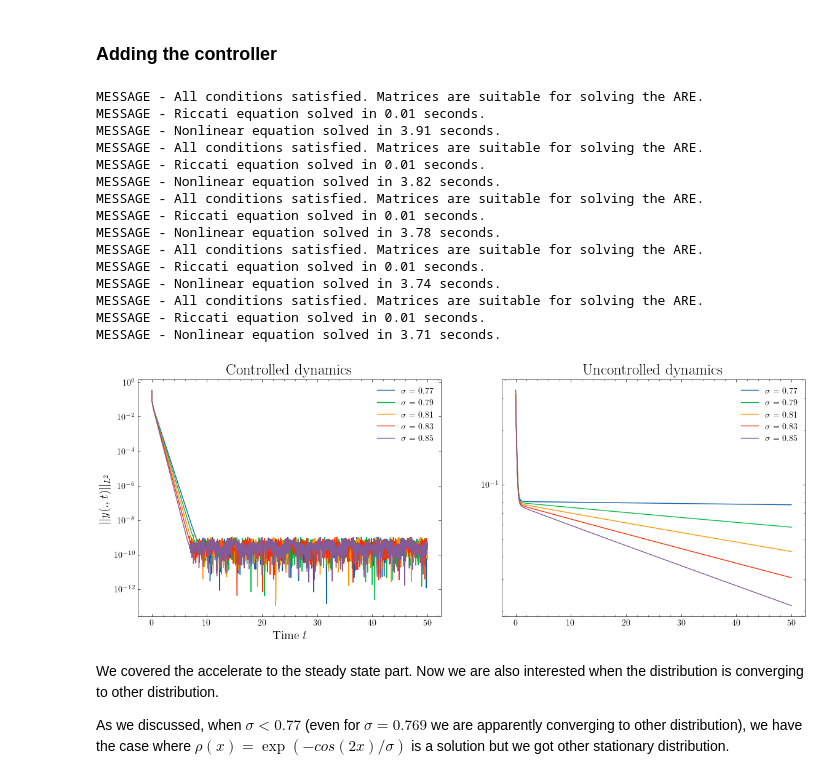
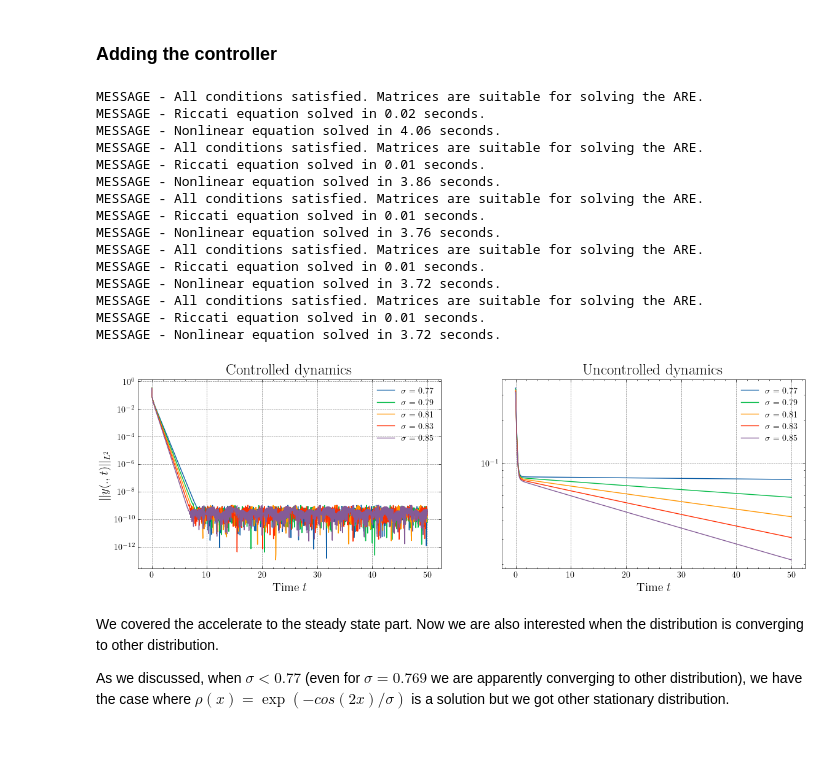
Before and after one commit to lucasmoschen/mckean-vlasov, a Jupyter notebook: codes/plotting.ipynb, the cells around one changed output. Drawn from its saved outputs; the diff is of its cells as text; code cells hidden in the pictures; blank space fills up the shorter version.

```diff
--- a/codes/plotting.ipynb
+++ b/codes/plotting.ipynb
@@ -198,7 +198,7 @@ With that function, we can define the second distribution.
 # %%
 Z = lambda K: np.trapezoid(np.exp(2*K*unique_r(K)*np.cos(x-np.pi)), x)
 desired_distribution = lambda K: lambda x: np.exp(2*K*unique_r(K)*np.cos(x-np.pi)) / Z(K)
-bar_mu_initial = lambda K: FourierUtils(L=30, d=2*np.pi, min_fourier_samples=2000).project_function(func=desired_distribution(K))
+bar_mu_initial = lambda K: FourierUtils(L=100, d=2*np.pi, min_fourier_samples=5000).project_function(func=desired_distribution(K))
 # %% [markdown]
 Now we can run our instances.
 # %%
@@ -666,21 +655,7 @@ nabla_alpha1 = lambda x: np.cos(x)
 nabla_alpha2 = lambda x: -np.sin(x)
 nabla_alpha3 = lambda x: 2 * np.cos(2*x)
 nabla_alpha4 = lambda x: -2 * np.sin(2*x)
+
+x = np.linspace(0, 2*np.pi, 1000)
 # %% [markdown]
 Consider $\sigma = 0.78$. We expect a slow convergence.
-# %%
-sigma = 0.78
-
-solver = McKeanVlasovSolver(L=30, d=2*np.pi, G=G, alpha=[alpha1, alpha2, alpha3, alpha4],
-                            W=W, mu_0=mu_0_mixed, min_fourier_samples=2000, delta=-0.001, sigma=sigma,
-                            grad_alpha=[nabla_alpha1, nabla_alpha2, nabla_alpha3, nabla_alpha4],
-                            state_weight=100000)
-
-mu_bar = solver.reconstruction(solver.bar_mu_k, x)
-
-a_bar2 = solver.compute_bar_mu(method="stationary-equation")
-mu_bar2 = solver.reconstruction(a_bar2, x)
-
-a_bar3 = solver.nonlinear_controlled_solver_mu(t_span=(0, 1000), t_eval=(500, 1000,), u=lambda t,a: np.zeros(4))
-mu_bar3_1 = solver.reconstruction(a_bar3.y[:,-2], x)
-mu_bar3_2 = solver.reconstruction(a_bar3.y[:,-1], x)
@@ -702,16 +661,0 @@ For $\sigma < 0.77$, we know there will be other two stationary distributions
-# %%
-sigma = 0.6
-
-solver = McKeanVlasovSolver(L=30, d=2*np.pi, G=G, alpha=[alpha1, alpha2, alpha3, alpha4],
-                            W=W, mu_0=mu_0_mixed, min_fourier_samples=2000, delta=-0.001, sigma=sigma,
-                            grad_alpha=[nabla_alpha1, nabla_alpha2, nabla_alpha3, nabla_alpha4],
-                            state_weight=100000)
-
-mu_bar = solver.reconstruction(solver.bar_mu_k, x)
-
-a_bar2 = solver.compute_bar_mu(method="stationary-equation")
-mu_bar2 = solver.reconstruction(a_bar2, x)
-
-a_bar3 = solver.nonlinear_controlled_solver_mu(t_span=(0, 1000), t_eval=(500, 1000,), u=lambda t,a: np.zeros(4))
-mu_bar3_1 = solver.reconstruction(a_bar3.y[:,-2], x)
-mu_bar3_2 = solver.reconstruction(a_bar3.y[:,-1], x)
@@ -748,7 +721,7 @@ sigma_values = [0.77, 0.79, 0.81, 0.83, 0.85]
 
 t_max = 50
 # %%
-_, ax = plt.subplots(1, 2, figsize=(14, 5))
+_, ax = plt.subplots(1, 2, figsize=(14, 4))
 
 for i, sigma in enumerate(sigma_values):
 
@@ -763,41 +736,45 @@ for i, sigma in enumerate(sigma_values):
 
     # Calculate the L^2 norm of y(t)
     y_norm = np.linalg.norm(solution.y, axis=0)
     y_norm2 = np.linalg.norm(solution2.y, axis=0)
 
     t_points = solution.t
     control = np.array([-np.real(solver.B.conj().T @ solver.Pi @ solution.y[:, i]) for i in range(len(t_points))]).T
 
     ax[0].plot(t_points, y_norm, label=r"$\sigma$ = {}".format(sigma))
     ax[1].plot(t_points, y_norm2, label=r"$\sigma$ = {}".format(sigma))
+    ax[0].grid(ls="--", color='grey')
+    ax[1].grid(ls="--", color='grey')
 
 ax[0].set_xlabel('Time $t$', fontsize=14)
+ax[1].set_xlabel('Time $t$', fontsize=14)
 ax[0].set_ylabel('$||y(., t)||_{L^2}$', fontsize=14)
 ax[0].set_title('Controlled dynamics', fontsize=18)
 ax[1].set_title('Uncontrolled dynamics', fontsize=18)
 ax[0].set_yscale("log")
 ax[1].set_yscale("log")
 ax[0].legend()
 ax[1].legend()
 
+plt.savefig("../images/kuramoto_potential_control_different_sigmas.pdf", bbox_inches='tight')
 plt.show()
 # %% [output]
+MESSAGE - All conditions satisfied. Matrices are suitable for solving the ARE.
+MESSAGE - Riccati equation solved in 0.02 seconds.
+MESSAGE - Nonlinear equation solved in 4.06 seconds.
 MESSAGE - All conditions satisfied. Matrices are suitable for solving the ARE.
 MESSAGE - Riccati equation solved in 0.01 seconds.
-MESSAGE - Nonlinear equation solved in 3.91 seconds.
+MESSAGE - Nonlinear equation solved in 3.86 seconds.
 MESSAGE - All conditions satisfied. Matrices are suitable for solving the ARE.
 MESSAGE - Riccati equation solved in 0.01 seconds.
-MESSAGE - Nonlinear equation solved in 3.82 seconds.
+MESSAGE - Nonlinear equation solved in 3.76 seconds.
 MESSAGE - All conditions satisfied. Matrices are suitable for solving the ARE.
 MESSAGE - Riccati equation solved in 0.01 seconds.
-MESSAGE - Nonlinear equation solved in 3.78 seconds.
+MESSAGE - Nonlinear equation solved in 3.72 seconds.
 MESSAGE - All conditions satisfied. Matrices are suitable for solving the ARE.
 MESSAGE - Riccati equation solved in 0.01 seconds.
-MESSAGE - Nonlinear equation solved in 3.74 seconds.
-MESSAGE - All conditions satisfied. Matrices are suitable for solving the ARE.
-MESSAGE - Riccati equation solved in 0.01 seconds.
-MESSAGE - Nonlinear equation solved in 3.71 seconds.
+MESSAGE - Nonlinear equation solved in 3.72 seconds.
-[figure, old version]
+[figure, new version]
 # %% [markdown]
 We covered the accelerate to the steady state part. Now we are also interested when the distribution is converging to other distribution.
 
```
Also changed, not shown: parts of 21 cells of this notebook, 1 other file.
